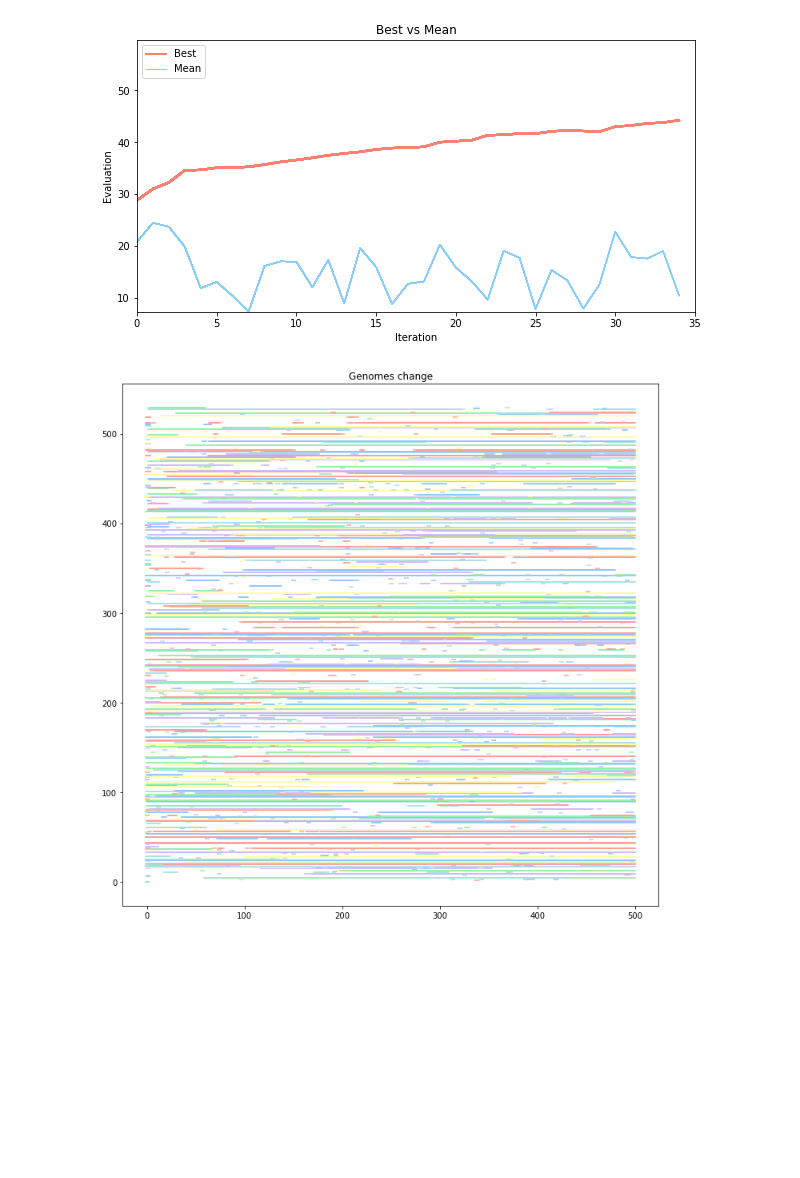
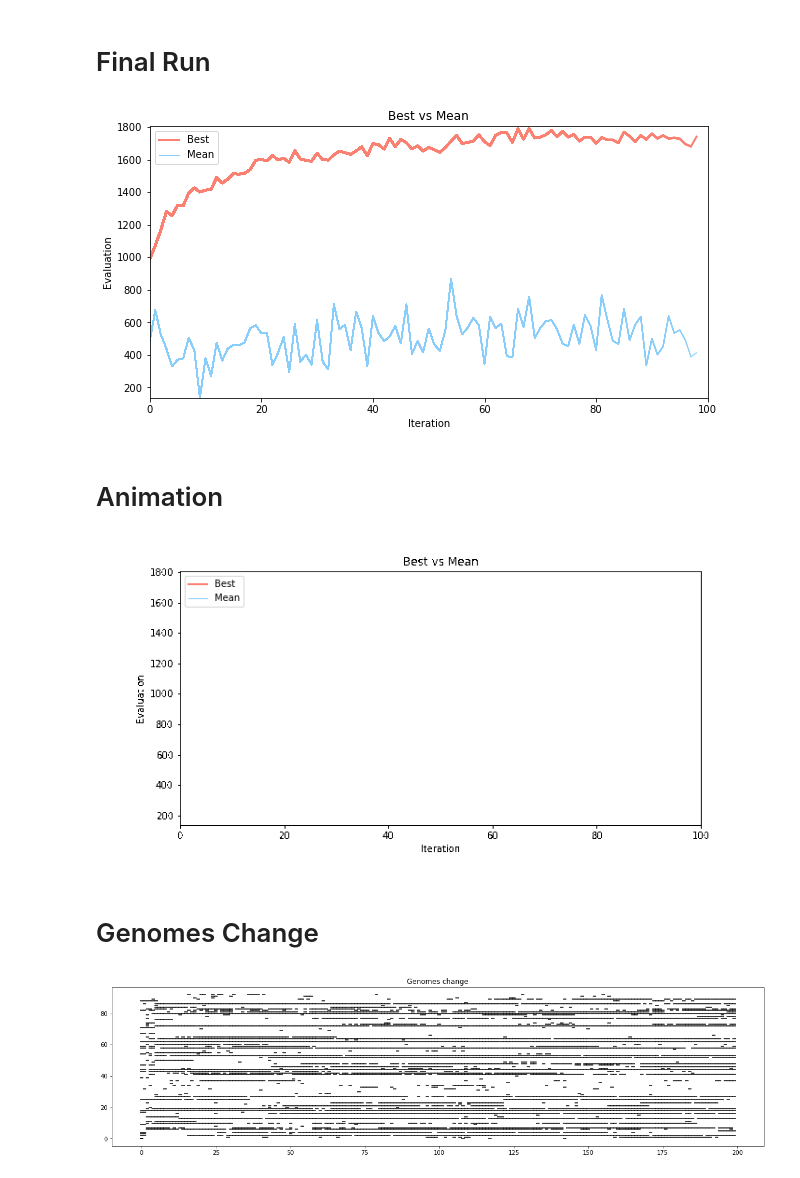
Before and after one commit to mateuszdorobek/Genetic-Algorithm, a Jupyter notebook: Genetic Algorithm.ipynb, the cells around one changed output. Cells and saved outputs as stored; diff of their text form; code cells hidden in the pictures; blank space fills up the shorter version.

```diff
--- a/Genetic Algorithm.ipynb
+++ b/Genetic Algorithm.ipynb
@@ -234,5 +27,0 @@ HBox(children=(IntProgress(value=0, description='Test: 0/3', max=3, style=Progre
-# %%
-params = {"Mutation rate": [0.00001,0.01,0.1]}
-genetic_algorithm = GeneticAlgorithm(*parameters)
-measured_param_history = genetic_algorithm.test_param(test_cases=TEST_CASES, params=params ,iterations=ITERATIONS, task=generated_task)
-plot_tests_history(measured_param_history, params)
@@ -242,5 +27,0 @@ HBox(children=(IntProgress(value=0, description='Test: 0/3', max=3, style=Progre
-# %%
-params = {"Tournament size": [1, 20, 70]}
-genetic_algorithm = GeneticAlgorithm(*parameters)
-measured_param_history = genetic_algorithm.test_param(test_cases=TEST_CASES, params=params ,iterations=ITERATIONS, task=generated_task)
-plot_tests_history(measured_param_history, params)
@@ -250,5 +27,0 @@ HBox(children=(IntProgress(value=0, description='Test: 0/3', max=3, style=Progre
-# %%
-params = {"Population size": [5,10,50]}
-genetic_algorithm = GeneticAlgorithm(*parameters)
-measured_param_history = genetic_algorithm.test_param(test_cases=TEST_CASES, params=params ,iterations=ITERATIONS, task=generated_task)
-plot_tests_history(measured_param_history, params)
@@ -258,13 +322,19 @@ HBox(children=(IntProgress(value=0, description='Test: 0/3', max=3, style=Progre
+# %% [markdown]
+# Final Run
 # %%
-POPULATIONS_SIZE = 100 # na 100
-TOURNAMENT_SIZE = 50
-CROSSOVER_RATE = 0.90
-MUTATION_RATE = 0.001
-ITERATIONS = 500 # na 200
+parameters = {
+    'populations_size': 100,
+    'tournament_size': 50,
+    'crossover_rate': 0.9,
+    'mutation_rate':  0.0001,
+}
+
+ITERATIONS = 200
 TEST_CASES = 5
-parameters = (POPULATIONS_SIZE, TOURNAMENT_SIZE, CROSSOVER_RATE, MUTATION_RATE)
-genetic_algorithm = GeneticAlgorithm(*parameters)
-the_best_individual, best_history, best_genome_history, mean_evalueation_history = genetic_algorithm.fit(iterations=ITERATIONS, task=generated_task)
+
+generated_task = Task(size=50)
+genetic_algorithm = GeneticAlgorithm(**parameters)
+the_best_individual, best_history, best_genome_history, mean_evalueation_history = genetic_algorithm.fit(iterations=ITERATIONS, task=generated_task, show_tqdm=True)
 # %%
 from matplotlib.animation import FuncAnimation
 from matplotlib.legend_handler import HandlerLine2D
@@ -273,11 +343,12 @@ plt.style.use("seaborn-pastel")
 fig, ax = plt.subplots()
 fig.set_size_inches(10, 5)
 
+limit=100
 
 def init():
     ax.set(
-        xlim=(0, 35),
-        ylim=[min(mean_evalueation_history)/1000, max(best_history)/1000],
+        xlim=(0, limit),
+        ylim=[min(mean_evalueation_history), max(best_history)],
         title="Best vs Mean",
         xlabel="Iteration",
         ylabel="Evaluation",
@@ -285,29 +356,31 @@ def init():
 
 
 def update(i):
-    if i >= 35:
-        i = 35
-    l1 = plt.plot(np.array(best_history[:i])/1000, linewidth=2, color="salmon")
-    l2 = plt.plot(np.array(mean_evalueation_history[:i])/1000, linewidth=1, color="lightskyblue")
+    l1 = plt.plot(np.array(best_history[:i]), linewidth=2, color="salmon")
+    l2 = plt.plot(np.array(mean_evalueation_history[:i]), linewidth=1, color="lightskyblue")
     plt.legend(["Best", "Mean"], loc="upper left")
 
 
-anim = FuncAnimation(fig, update, frames=50, init_func=init, interval=1)
+anim = FuncAnimation(fig, update, frames=100, init_func=init, interval=1)
 anim.save("animation.gif", writer="imagemagick")
 plt.show()
 # %% [output]
-[figure, old version]
+[figure, new version]
+# %% [markdown]
+# Animation
+![animation.gif](attachment:66c63bd5-3108-4385-ad90-7d89b365a6fd.gif)
+# %% [markdown]
+# Genomes Change
 # %%
 data = np.array(best_genome_history)
 fig, ax = plt.subplots()
 
-fig.set_size_inches(12,12)
+fig.set_size_inches(20,5)
 for col_no in range(data.shape[1]):
     col = data[:, col_no].copy()
     x = col*range(col.shape[0])
     col *= col_no
-    x, col
-    plt.scatter(x, col, marker='_', cmap)
+    plt.scatter(x, col, marker='_', c='k')
     plt.title("Genomes change")
 # %% [output]
-[figure, old version]
+[figure, new version]
```
Also changed, not shown: parts of 30 cells of this notebook.
